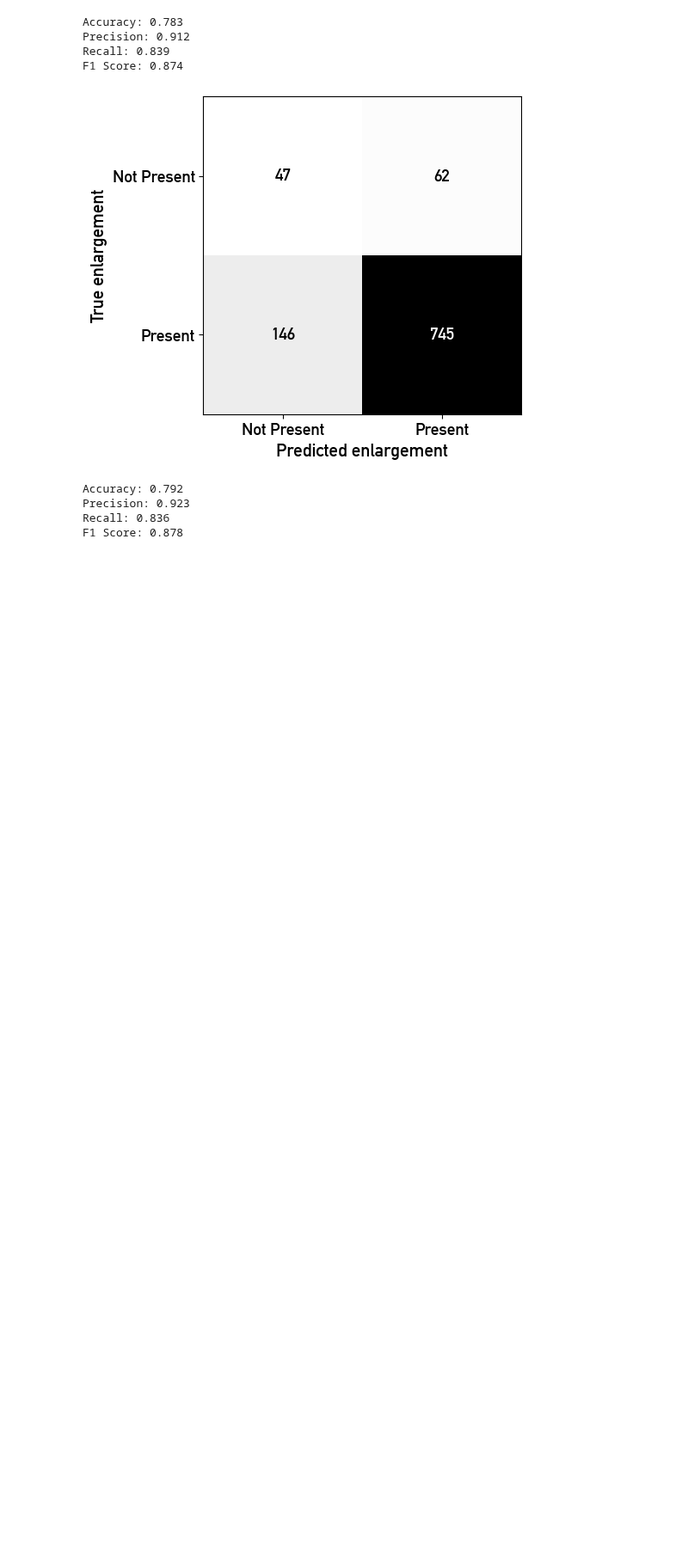
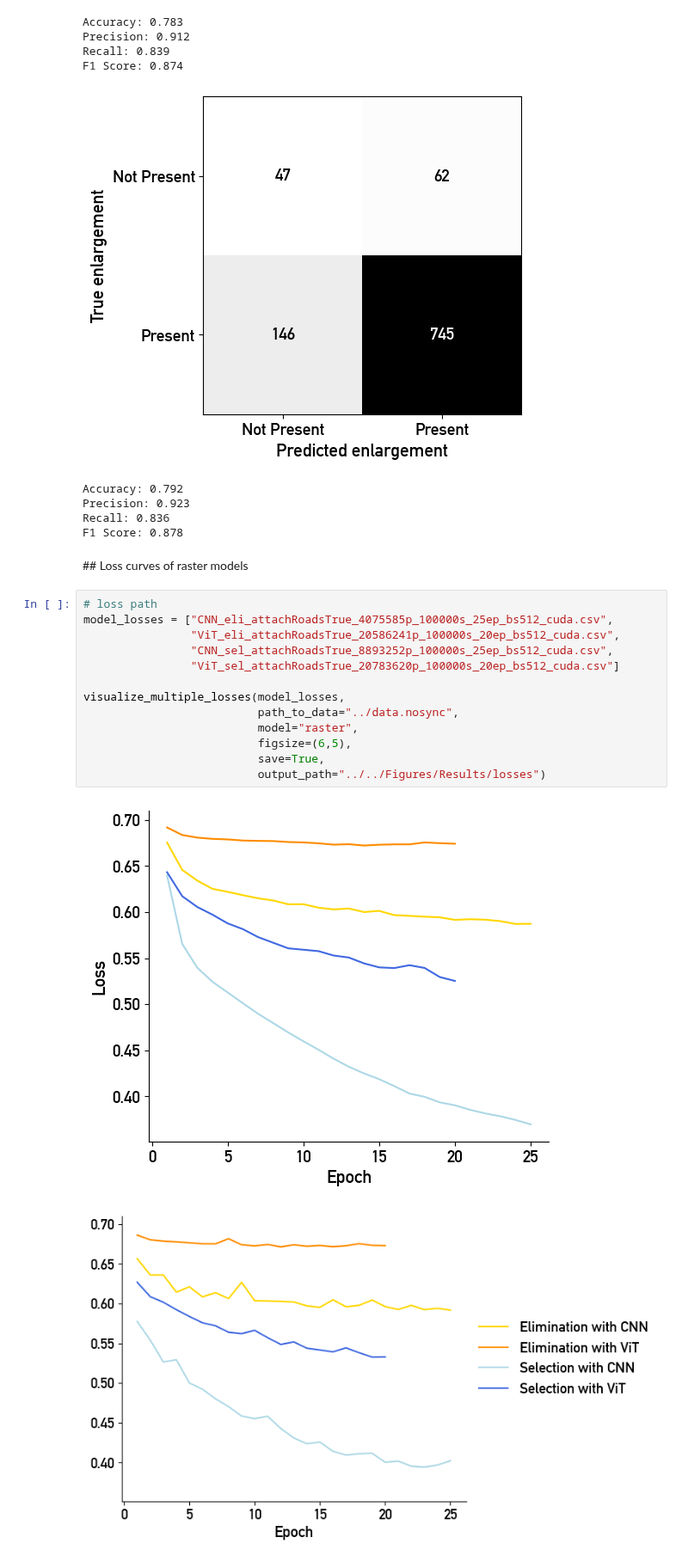
Before and after one commit to jorissenn/genops, a Jupyter notebook: 21_raster_model.ipynb, the cells around one changed output. Shown at 86% size. Drawn from its saved outputs; the diff is of its cells as text; blank space fills up the shorter version.

Commit message:
updated loss curve figures

```diff
--- a/21_raster_model.ipynb
+++ b/21_raster_model.ipynb
@@ -595,3 +595,21 @@ Accuracy: 0.792
 Precision: 0.923
 Recall: 0.836
 F1 Score: 0.878
+# %% [markdown]
+## Loss curves of raster models
+# %%
+# loss path
+model_losses = ["CNN_eli_attachRoadsTrue_4075585p_100000s_25ep_bs512_cuda.csv",
+                "ViT_eli_attachRoadsTrue_20586241p_100000s_20ep_bs512_cuda.csv",
+                "CNN_sel_attachRoadsTrue_8893252p_100000s_25ep_bs512_cuda.csv",
+                "ViT_sel_attachRoadsTrue_20783620p_100000s_20ep_bs512_cuda.csv"]
+
+visualize_multiple_losses(model_losses,
+                          path_to_data="../data.nosync",
+                          model="raster",
+                          figsize=(6,5),
+                          save=True,
+                          output_path="../../Figures/Results/losses")
+# %% [output]
+[figure, added]
+[figure, added]
```
Also changed, not shown: parts of 3 cells of this notebook, 3 other files.
